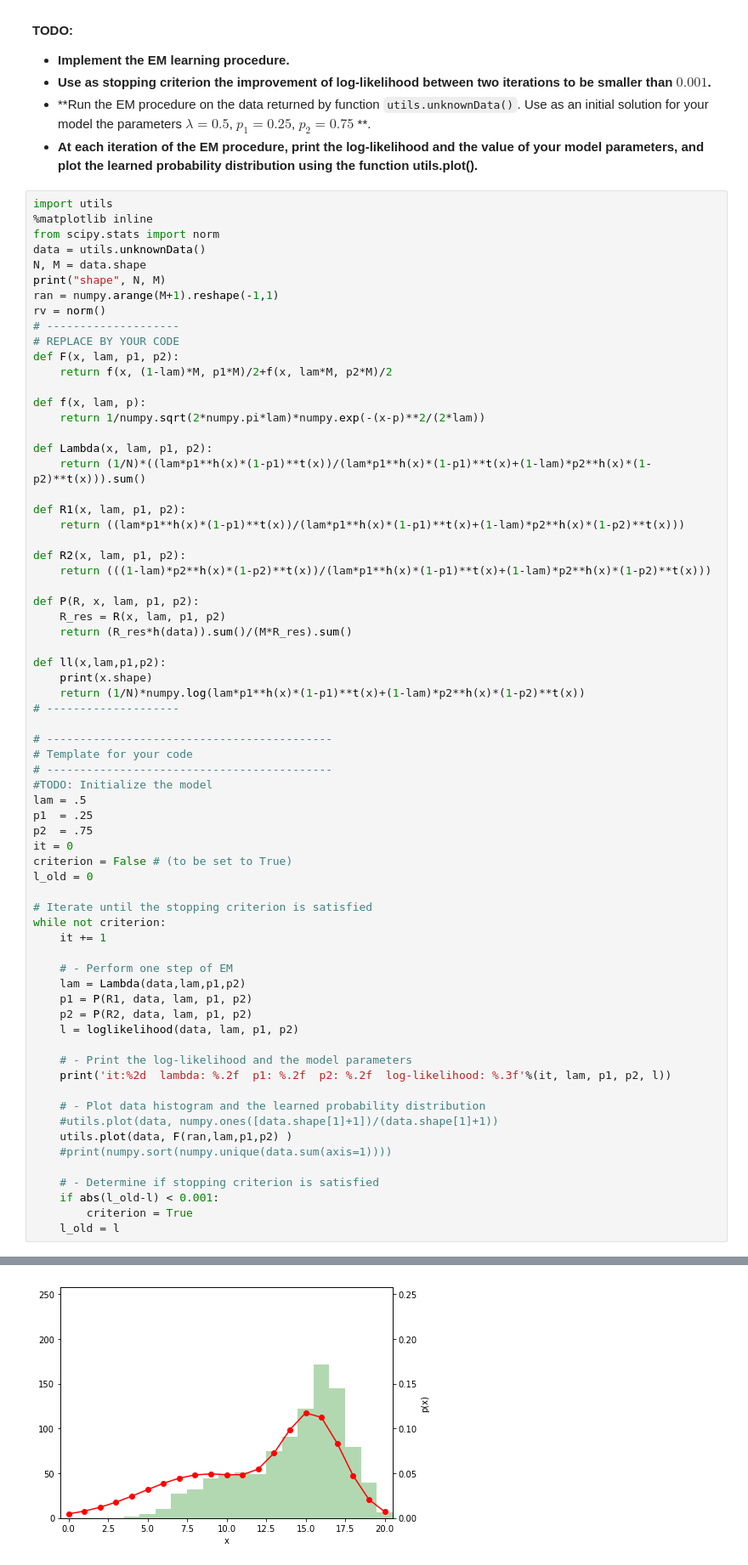
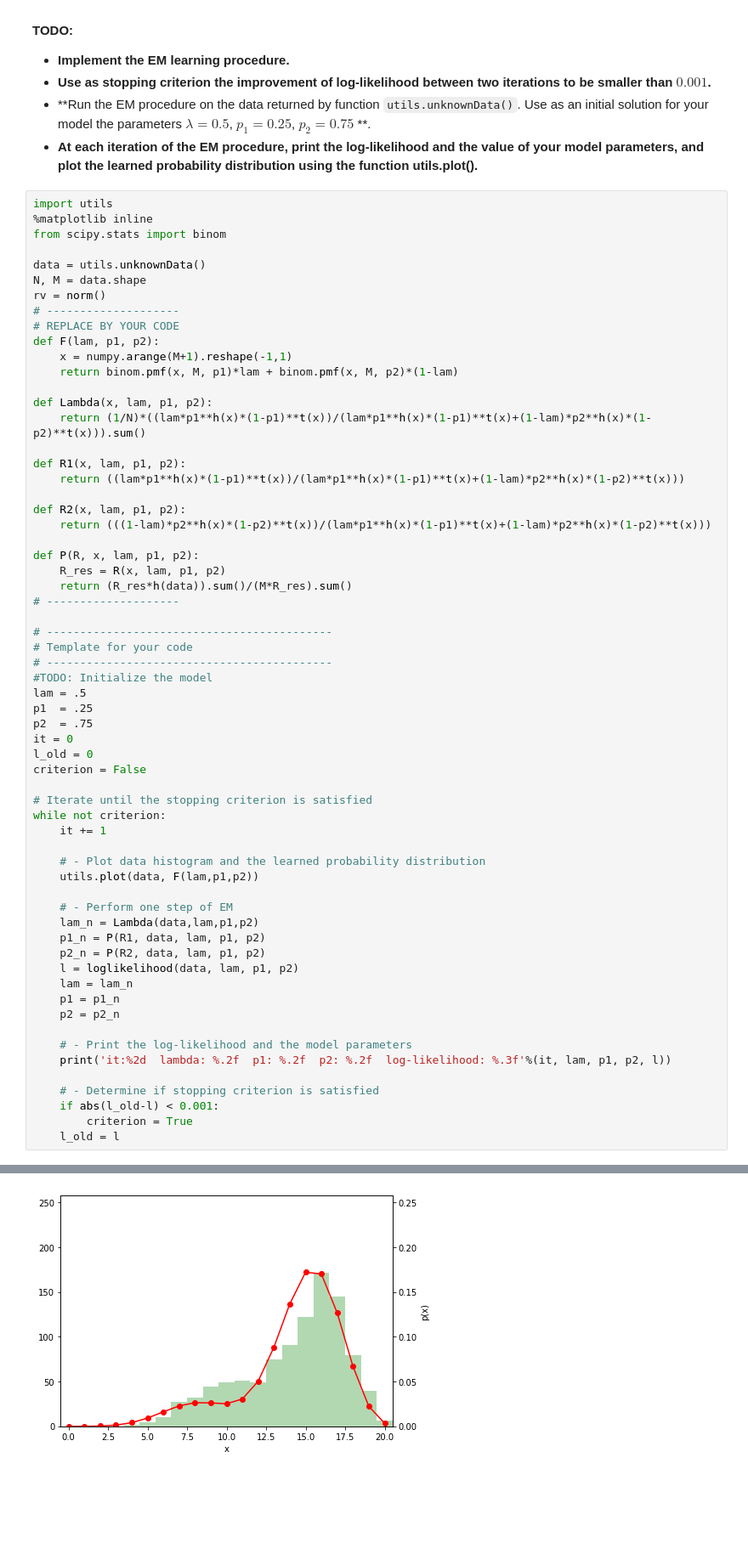
Before and after one commit to bakri92/ML1, a Jupyter notebook: exercise05/sheet05_prog_johan.ipynb, the cells around one changed output, grey strips where cells are left out. Shown: that part at 85% size. Saved outputs shown, nothing was run; the diff lists cells and outputs as text; blank space fills up the shorter version.

```diff
--- a/exercise05/sheet05_prog_johan.ipynb
+++ b/exercise05/sheet05_prog_johan.ipynb
@@ -118,19 +118,16 @@ $$R_2(i) = \frac{(1-\lambda) p_2^{h(x_i)}(1-p_2)^{t(x_i)}}{\lambda p_1^{h(x_i)}(
 # %%
 import utils
 %matplotlib inline
-from scipy.stats import norm
+from scipy.stats import binom
+
 data = utils.unknownData()
 N, M = data.shape
-print("shape", N, M)
-ran = numpy.arange(M+1).reshape(-1,1)
 rv = norm()
 # --------------------
 # REPLACE BY YOUR CODE
-def F(x, lam, p1, p2):
-    return f(x, (1-lam)*M, p1*M)/2+f(x, lam*M, p2*M)/2
-
-def f(x, lam, p):
-    return 1/numpy.sqrt(2*numpy.pi*lam)*numpy.exp(-(x-p)**2/(2*lam))
+def F(lam, p1, p2):
+    x = numpy.arange(M+1).reshape(-1,1)
+    return binom.pmf(x, M, p1)*lam + binom.pmf(x, M, p2)*(1-lam)
 
 def Lambda(x, lam, p1, p2):
     return (1/N)*((lam*p1**h(x)*(1-p1)**t(x))/(lam*p1**h(x)*(1-p1)**t(x)+(1-lam)*p2**h(x)*(1-p2)**t(x))).sum()
@@ -144,10 +141,6 @@ def R2(x, lam, p1, p2):
 def P(R, x, lam, p1, p2):
     R_res = R(x, lam, p1, p2)
     return (R_res*h(data)).sum()/(M*R_res).sum()
-
-def ll(x,lam,p1,p2):
-    print(x.shape)
-    return (1/N)*numpy.log(lam*p1**h(x)*(1-p1)**t(x)+(1-lam)*p2**h(x)*(1-p2)**t(x))
 # --------------------
 
 # -------------------------------------------
@@ -158,26 +151,27 @@ lam = .5
 p1  = .25
 p2  = .75
 it = 0
-criterion = False # (to be set to True)
 l_old = 0
+criterion = False
 
 # Iterate until the stopping criterion is satisfied
 while not criterion:
     it += 1
 
+    # - Plot data histogram and the learned probability distribution
+    utils.plot(data, F(lam,p1,p2))
+
     # - Perform one step of EM
-    lam = Lambda(data,lam,p1,p2)
-    p1 = P(R1, data, lam, p1, p2)
-    p2 = P(R2, data, lam, p1, p2)
+    lam_n = Lambda(data,lam,p1,p2)
+    p1_n = P(R1, data, lam, p1, p2)
+    p2_n = P(R2, data, lam, p1, p2)
     l = loglikelihood(data, lam, p1, p2)
+    lam = lam_n
+    p1 = p1_n
+    p2 = p2_n
 
     # - Print the log-likelihood and the model parameters
     print('it:%2d  lambda: %.2f  p1: %.2f  p2: %.2f  log-likelihood: %.3f'%(it, lam, p1, p2, l))
-
-    # - Plot data histogram and the learned probability distribution
-    #utils.plot(data, numpy.ones([data.shape[1]+1])/(data.shape[1]+1))
-    utils.plot(data, F(ran,lam,p1,p2) )
-    #print(numpy.sort(numpy.unique(data.sum(axis=1))))
 
     # - Determine if stopping criterion is satisfied
     if abs(l_old-l) < 0.001:
@@ -195 +190 @@ it: 6  lambda: 0.26  p1: 0.49  p2: 0.79  log-likelihood: -11.662
-[figure, old version]
+[figure, new version]
```
Also changed, not shown: parts of 4 cells of this notebook.
